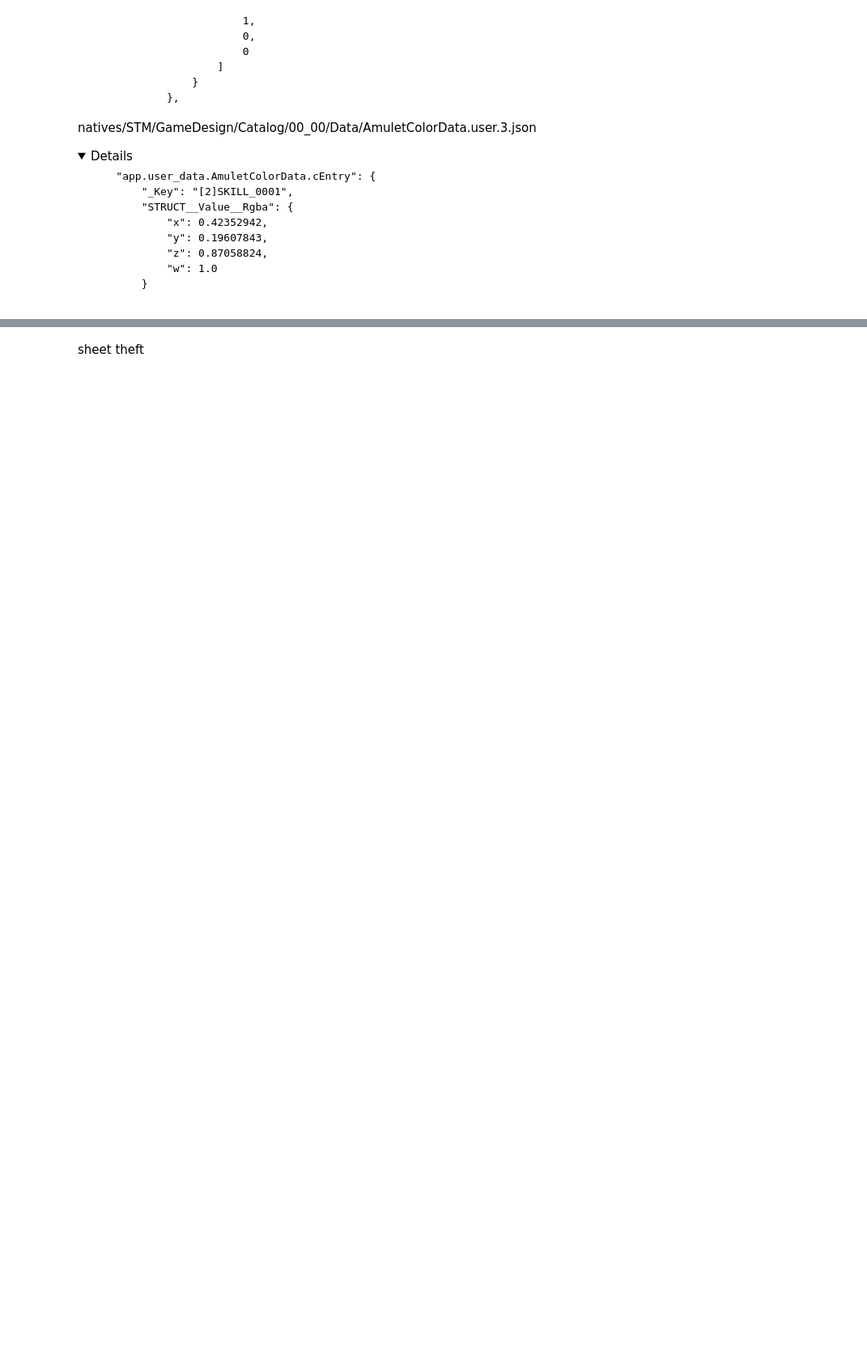
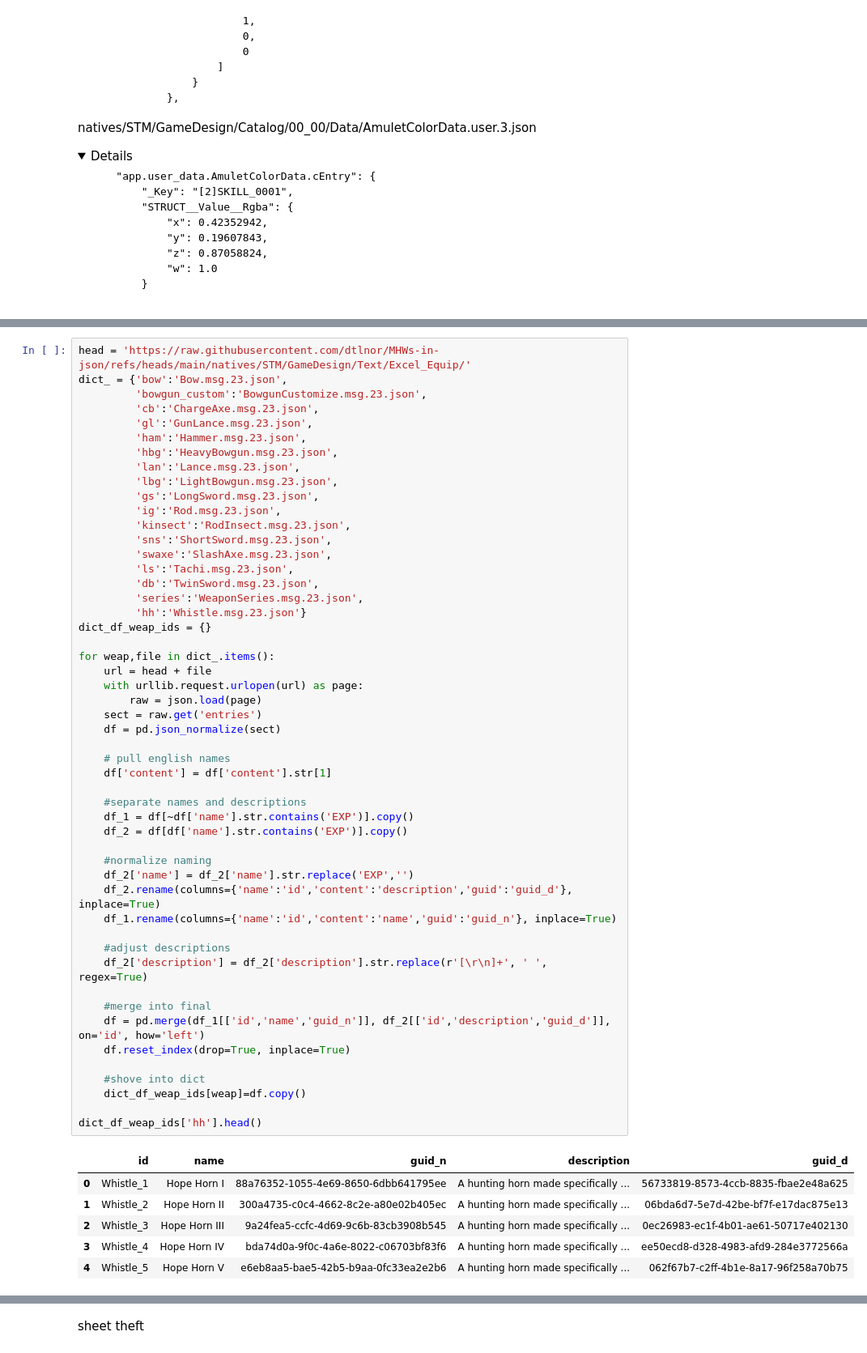
Before and after one commit to NoswalDev/MHRice_Wrangler, a Jupyter notebook: MHWilds_Wrangle.ipynb, the cells around one changed output, grey strips where cells are left out. Shown at 81% size. Drawn from its saved outputs; the diff is of its cells as text; folded sections open; blank space fills up the shorter version.

```diff
--- a/MHWilds_Wrangle.ipynb
+++ b/MHWilds_Wrangle.ipynb
@@ -1210,0 +1321,58 @@ df_amu.to_excel('Wilds_Amulet.xlsx')
+# %%
+head = 'https://raw.githubusercontent.com/dtlnor/MHWs-in-json/refs/heads/main/natives/STM/GameDesign/Text/Excel_Equip/'
+dict_ = {'bow':'Bow.msg.23.json',
+         'bowgun_custom':'BowgunCustomize.msg.23.json',
+         'cb':'ChargeAxe.msg.23.json',
+         'gl':'GunLance.msg.23.json',
+         'ham':'Hammer.msg.23.json',
+         'hbg':'HeavyBowgun.msg.23.json',
+         'lan':'Lance.msg.23.json',
+         'lbg':'LightBowgun.msg.23.json',
+         'gs':'LongSword.msg.23.json',
+         'ig':'Rod.msg.23.json',
+         'kinsect':'RodInsect.msg.23.json',
+         'sns':'ShortSword.msg.23.json',
+         'swaxe':'SlashAxe.msg.23.json',
+         'ls':'Tachi.msg.23.json',
+         'db':'TwinSword.msg.23.json',
+         'series':'WeaponSeries.msg.23.json',
+         'hh':'Whistle.msg.23.json'}
+dict_df_weap_ids = {}
+
+for weap,file in dict_.items():
+    url = head + file
+    with urllib.request.urlopen(url) as page:
+        raw = json.load(page)
+    sect = raw.get('entries')
+    df = pd.json_normalize(sect)
+
+    # pull english names
+    df['content'] = df['content'].str[1]
+
+    #separate names and descriptions
+    df_1 = df[~df['name'].str.contains('EXP')].copy()
+    df_2 = df[df['name'].str.contains('EXP')].copy()
+
+    #normalize naming
+    df_2['name'] = df_2['name'].str.replace('EXP','')
+    df_2.rename(columns={'name':'id','content':'description','guid':'guid_d'}, inplace=True)
+    df_1.rename(columns={'name':'id','content':'name','guid':'guid_n'}, inplace=True)
+
+    #adjust descriptions
+    df_2['description'] = df_2['description'].str.replace(r'[\r\n]+', ' ', regex=True)
+
+    #merge into final
+    df = pd.merge(df_1[['id','name','guid_n']], df_2[['id','description','guid_d']], on='id', how='left')
+    df.reset_index(drop=True, inplace=True)
+
+    #shove into dict
+    dict_df_weap_ids[weap]=df.copy()
+
+dict_df_weap_ids['hh'].head()
+# %% [output]
+|  | id | name | guid_n | description | guid_d |
+| 0 | Whistle_1 | Hope Horn I | 88a76352-1055-4e69-8650-6dbb641795ee | A hunting horn made specifically ... | 56733819-8573-4ccb-8835-fbae2e48a625 |
+| 1 | Whistle_2 | Hope Horn II | 300a4735-c0c4-4662-8c2e-a80e02b405ec | A hunting horn made specifically ... | 06bda6d7-5e7d-42be-bf7f-e17dac875e13 |
+| 2 | Whistle_3 | Hope Horn III | 9a24fea5-ccfc-4d69-9c6b-83cb3908b545 | A hunting horn made specifically ... | 0ec26983-ec1f-4b01-ae61-50717e402130 |
+| 3 | Whistle_4 | Hope Horn IV | bda74d0a-9f0c-4a6e-8022-c06703bf83f6 | A hunting horn made specifically ... | ee50ecd8-d328-4983-afd9-284e3772566a |
+| 4 | Whistle_5 | Hope Horn V | e6eb8aa5-bae5-42b5-b9aa-0fc33ea2e2b6 | A hunting horn made specifically ... | 062f67b7-c2ff-4b1e-8a17-96f258a70b75 |
```
Also changed, not shown: parts of 28 cells of this notebook.
